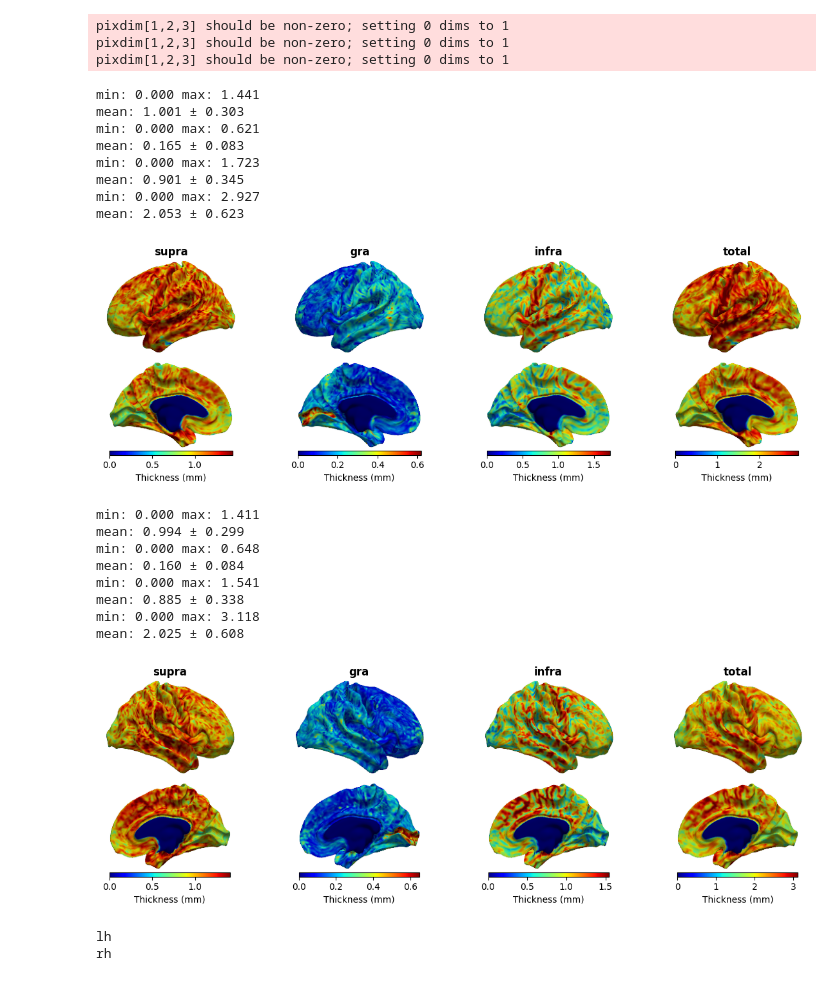
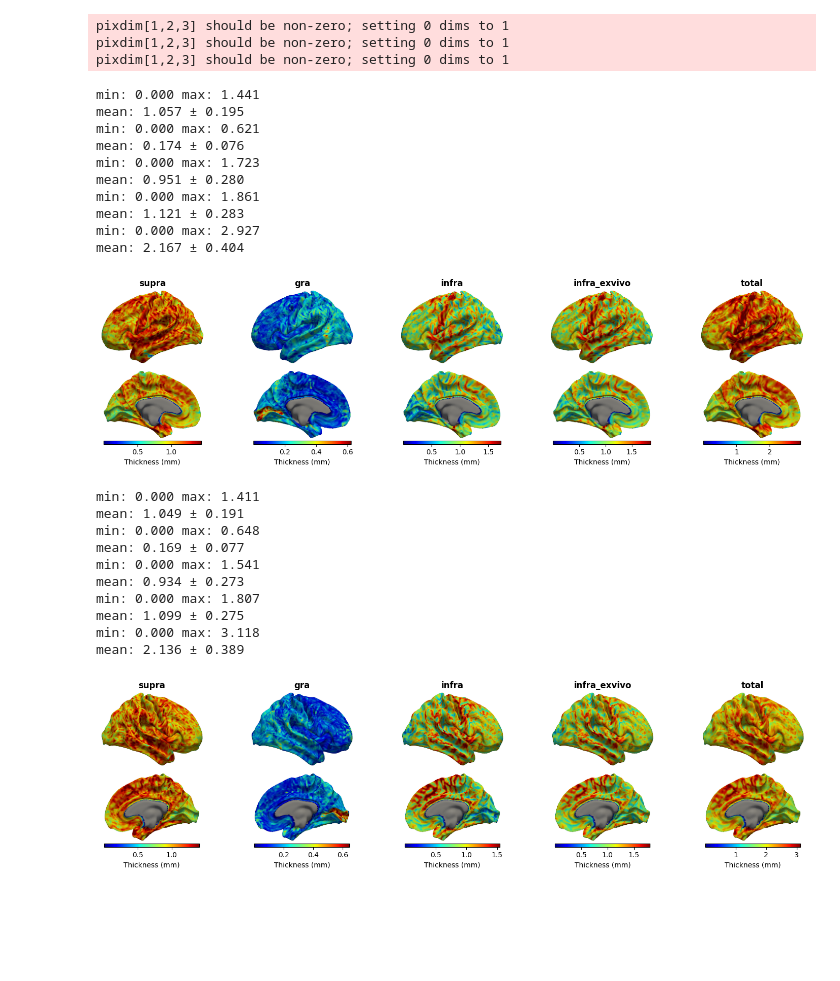
Before and after one commit to dyjung130/cortical_layer, a Jupyter notebook: jupyter-notebook/analysis_layer_4bigbrain_v2.ipynb, the cells around one changed output. Saved outputs shown, nothing was run; the diff lists cells and outputs as text; code cells hidden in the pictures; blank space fills up the shorter version.

Commit message:
updated the analysis_layer codes for updated plots

```diff
--- a/jupyter-notebook/analysis_layer_4bigbrain_v2.ipynb
+++ b/jupyter-notebook/analysis_layer_4bigbrain_v2.ipynb
@@ -61,6 +61,10 @@ layer_group_data = {
         'lh': nib.load(os.path.join(baseDir, 'lh.4-6.32k.shape.gii')).darrays[0].data,
         'rh': nib.load(os.path.join(baseDir, 'rh.4-6.32k.shape.gii')).darrays[0].data
     },
+    'infra_exvivo': {
+        'lh': nib.load(os.path.join(baseDir, 'lh.3-6.32k.shape.gii')).darrays[0].data,
+        'rh': nib.load(os.path.join(baseDir, 'rh.3-6.32k.shape.gii')).darrays[0].data
+    },
     'total': {
         'lh': nib.load(os.path.join(baseDir, 'lh.0-6.32k.shape.gii')).darrays[0].data,
         'rh': nib.load(os.path.join(baseDir, 'rh.0-6.32k.shape.gii')).darrays[0].data
@@ -111,6 +115,7 @@ lh_surf = '/Users/dennis.jungchildmind.org/Downloads/HCP_S1200_Atlas_Z4_pkXDZ/S1
 rh_surf = '/Users/dennis.jungchildmind.org/Downloads/HCP_S1200_Atlas_Z4_pkXDZ/S1200.R.white_MSMAll.32k_fs_LR.surf.gii'
 
 data2plot = layer_group_data#either layer_data or layer_group_data
+cmap = 'jet'#'autumn'
 # Plot each hemisphere
 for k in ['lh','rh']:
     fig, axes = plt.subplots(2, len(data2plot), figsize=(len(data2plot)*3, 4))
@@ -118,54 +123,59 @@ for k in ['lh','rh']:
 
     # Plot each layer
     for i, layer_name in enumerate(data2plot.keys()):
-        data = data2plot[layer_name][k]
-        data_min = data.min()
-        data_max = data.max()*0.8
+        data = data2plot[layer_name][k].copy()  # Make a copy to avoid modifying original
+        data[np.where(data == 0)] = np.nan  # Use np.where to find zeros
+        data_min = np.nanmin(data)  # Use nanmin to ignore NaN values
+        data_max = np.nanmax(data)*0.8  # Use nanmax to ignore NaN values
         print('min:', f'{data_min:.3f}', 'max:', f'{data_max:.3f}')
         norm = plt.Normalize(vmin=data_min, vmax=data_max)
         #calculate mean and std of data
-        mean_data = data.mean()
-        std_data = data.std()
+        mean_data = np.nanmean(data)  # Use nanmean to ignore NaN values
+        std_data = np.nanstd(data)  # Use nanstd to ignore NaN values
         print('mean:', f'{mean_data:.3f}', '±', f'{std_data:.3f}')
         # Plot lateral and medial views
         for view_idx, view in enumerate(['lateral', 'medial']):
             plotter = yaspy.Plotter(surf, hemi=k)
-            plotter.overlay(data, cmap='jet', alpha=1, vmin=data_min, vmax=data_max)
+            plotter.overlay(data, cmap=cmap, alpha=1, vmin=data_min, vmax=data_max)
             plotter.border(data, alpha=0)
             img = plotter.screenshot(view)
             axes[view_idx,i].imshow(img)
             axes[view_idx,i].axis('off')
 
             if view_idx == 0:
                 axes[0,i].set_title(layer_name, fontweight='bold')
             else:
                 divider = make_axes_locatable(axes[1,i])
                 cax = divider.append_axes("bottom", size="5%", pad=0.05)
-                cbar = plt.colorbar(plt.cm.ScalarMappable(norm=norm, cmap='jet'),
+                cbar = plt.colorbar(plt.cm.ScalarMappable(norm=norm, cmap=cmap),
                            cax=cax, orientation='horizontal')
                 cbar.set_label('Thickness (mm)')
 
     plt.tight_layout()
     plt.show()
 # %% [output]
 min: 0.000 max: 1.441
-mean: 1.001 ± 0.303
+mean: 1.057 ± 0.195
 min: 0.000 max: 0.621
-mean: 0.165 ± 0.083
+mean: 0.174 ± 0.076
 min: 0.000 max: 1.723
-mean: 0.901 ± 0.345
+mean: 0.951 ± 0.280
+min: 0.000 max: 1.861
+mean: 1.121 ± 0.283
 min: 0.000 max: 2.927
-mean: 2.053 ± 0.623
+mean: 2.167 ± 0.404
-[figure, old version]
+[figure, new version]
 min: 0.000 max: 1.411
-mean: 0.994 ± 0.299
+mean: 1.049 ± 0.191
 min: 0.000 max: 0.648
-mean: 0.160 ± 0.084
+mean: 0.169 ± 0.077
 min: 0.000 max: 1.541
-mean: 0.885 ± 0.338
+mean: 0.934 ± 0.273
+min: 0.000 max: 1.807
+mean: 1.099 ± 0.275
 min: 0.000 max: 3.118
-mean: 2.025 ± 0.608
+mean: 2.136 ± 0.389
-[figure, old version]
+[figure, new version]
 # %%
 from sklearn.covariance import LedoitWolf, OAS, GraphicalLasso
 
@@ -413,7 +425,7 @@ def parcellate_data(matrix, atlas, hemisphere):
     # Convert list to numpy array
     return np.vstack(parcellated)
 # %%
-data_types = ['infra', 'supra', 'gra', 'L1', 'L2', 'L3', 'L4', 'L5', 'L6', 'relative', 'total','proportional']
+data_types = ['infra','infra_exvivo', 'supra', 'gra', 'L1', 'L2', 'L3', 'L4', 'L5', 'L6', 'relative', 'total','ratio','ratio_exvivo']
 hemispheres = {'lh': 'left', 'rh': 'right'}
 
 # Initialize dictionaries
@@ -431,6 +443,7 @@ for hemi in hemispheres:
             'supra': nib.load(f'{baseDir}/{hemi}.0-3.32k.shape.gii').darrays[0].data,
             'gra': nib.load(f'{baseDir}/{hemi}.3-4.32k.shape.gii').darrays[0].data,
             'infra': nib.load(f'{baseDir}/{hemi}.4-6.32k.shape.gii').darrays[0].data,
+            'infra_exvivo': nib.load(f'{baseDir}/{hemi}.3-6.32k.shape.gii').darrays[0].data,
             'total': nib.load(f'{baseDir}/{hemi}.0-6.32k.shape.gii').darrays[0].data,
             'L1': nib.load(f'{baseDir}/{hemi}.0-1.32k.shape.gii').darrays[0].data,
             'L2': nib.load(f'{baseDir}/{hemi}.1-2.32k.shape.gii').darrays[0].data,
@@ -445,10 +458,14 @@ for hemi in hemispheres:
         thickness_data['relative'][np.isnan(thickness_data['relative'])] = 0
         thickness_data['relative'][np.isinf(thickness_data['relative'])] = 0
 
-        #for proportional (which is total infragranular layer over total thickness)
-        thickness_data['proportional'] = thickness_data['infra'] / thickness_data['total']
-        thickness_data['proportional'][np.isnan(thickness_data['proportional'])] = 0
-        thickness_data['proportional'][np.isinf(thickness_data['proportional'])] = 0
+        #for ratio (which is total infragranular layer over total thickness)
+        thickness_data['ratio'] = thickness_data['infra'] / thickness_data['total']
+        thickness_data['ratio'][np.isnan(thickness_data['ratio'])] = 0
+        thickness_data['ratio'][np.isinf(thickness_data['ratio'])] = 0
+        #Ex-vivo style proportion for (infra over total)
+        thickness_data['ratio_exvivo'] = thickness_data['infra_exvivo'] / thickness_data['total']
+        thickness_data['ratio_exvivo'][np.isnan(thickness_data['ratio_exvivo'])] = 0
+        thickness_data['ratio_exvivo'][np.isinf(thickness_data['ratio_exvivo'])] = 0
 
         #should i normalize here?
         # Process each data type
@@ -466,9 +483,6 @@ for hemi in hemispheres:
 # Rename variables to match rest of code
 lh_data = data['lh']
 rh_data = data['rh']
-# %% [output]
-lh
-rh
 # %%
 # Create histograms for smoothed data from both hemispheres for each subject
 fig, (ax1, ax2) = plt.subplots(1, 2, figsize=(10,10))
```
Also changed, not shown: parts of 8 cells of this notebook.
